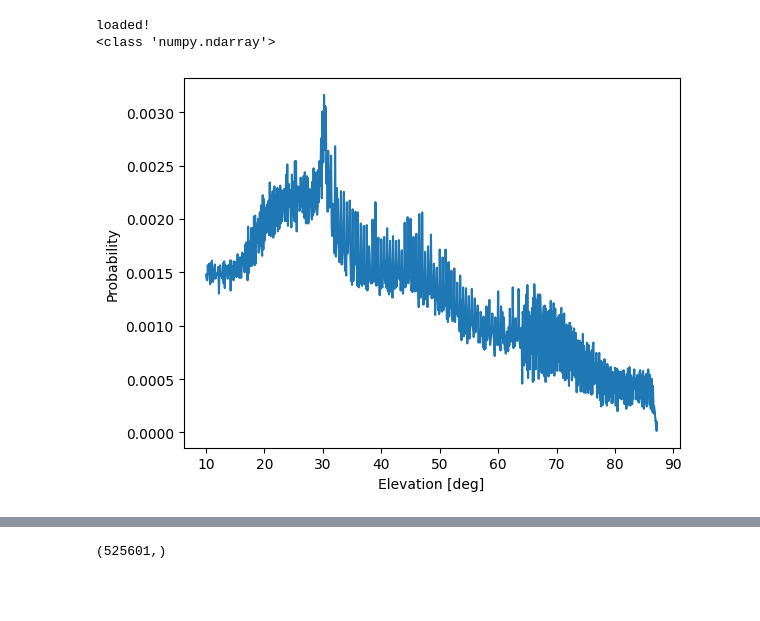
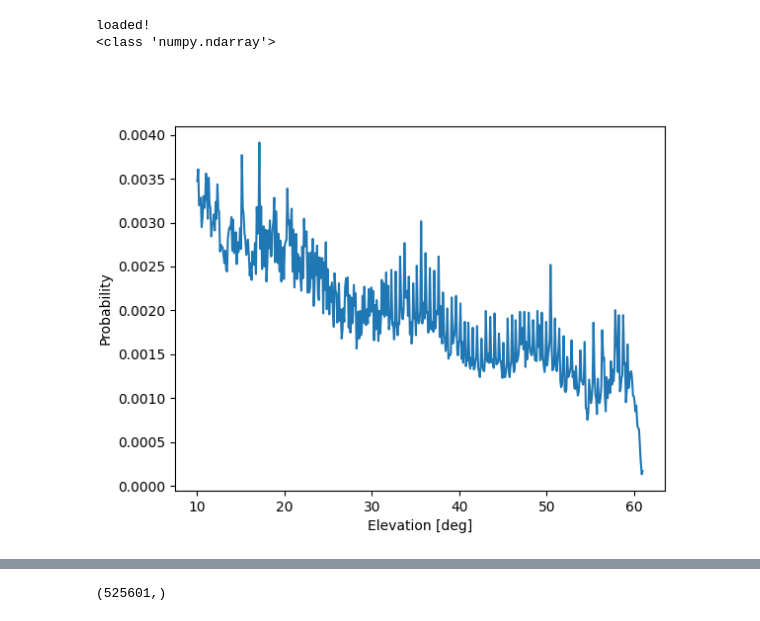
Before and after one commit to mani-sat/GODOTWork, a Jupyter notebook: rain_estimated.ipynb, the cells around one changed output, grey strips where cells are left out. Saved outputs shown, nothing was run; the diff lists cells and outputs as text; code cells hidden in the pictures; blank space fills up the shorter version.

```diff
--- a/rain_estimated.ipynb
+++ b/rain_estimated.ipynb
@@ -20,14 +20,15 @@ os.makedirs('./output/',exist_ok = True)
 uni_config = godot.cosmos.util.load_yaml('universe2.yml')
 uni = godot.cosmos.Universe(uni_config)
 # %%
-year = 2026
+year = 2025
 filename = './output/year_sim/one_year_' + str(year) + '.pickle'
 with open(filename, 'rb') as f:
     res = pickle.load(f)
 res.add_los_coloumns()
 # %%
+stat = 'AAU'
 print('loaded!')
-e = res.elv('NN11_elev')
+e = res.elv(stat + '_elev')
 print(type(e.values))
 # %% [output]
 loaded!
@@ -35,32 +36,32 @@ loaded!
 # %%
 import mani_rain
 from mani.StateEvaluator import SEEnum
-condition = res.above_elev('NN11_elev', 10.0) & res.has([SEEnum.CLEAR_MOON_NN])
-elevations = res.df.loc[condition]['NN11_elev']
+condition = res.above_elev(stat+'_elev', 10.0) & res.has([SEEnum.CLEAR_MOON_NN])
+elevations = res.df.loc[condition][stat+'_elev']
 # %%
-with open('./output/elevations/NN11_elevations.pickle', 'wb') as f:
+with open('./output/elevations/'+stat+'_elevations.pickle', 'wb') as f:
     pickle.dump(elevations, f, protocol=pickle.HIGHEST_PROTOCOL)
 nn = mani_rain.new_norcia
-nn.gen_el_dist(file='./output/elevations/NN11_elevations.pickle')
+nn.gen_el_dist(file='./output/elevations/'+stat+'_elevations.pickle')
 
 plt.figure()
 plt.plot(*nn.el_distribution)
 plt.xlabel("Elevation [deg]")
 plt.ylabel("Probability")
 plt.show()
 
 link = mani_rain.link_budget_itu(nn, 100e6)
 # dist = 384400e3
 # rain_rate = 4 #mmhr⁻¹
 # rain_rates = np.full(len(elevations), rain_rate)
 # snr_list = []
 # for idx, el in enumerate(elevations):
 #     snr_list.append(link.snr_at_t(dist, el, rain_rates[idx]))
 # plt.figure()
 # plt.plot(elevations, snr_list)
 # plt.grid()
 # plt.xlabel("Elevation [Deg]")
 # plt.ylabel("SNR [dB]")
 # plt.show()
 # %% [output]
-[figure, old version]
+[figure, new version]
```
Also changed, not shown: parts of 14 cells of this notebook, 3 other files.
